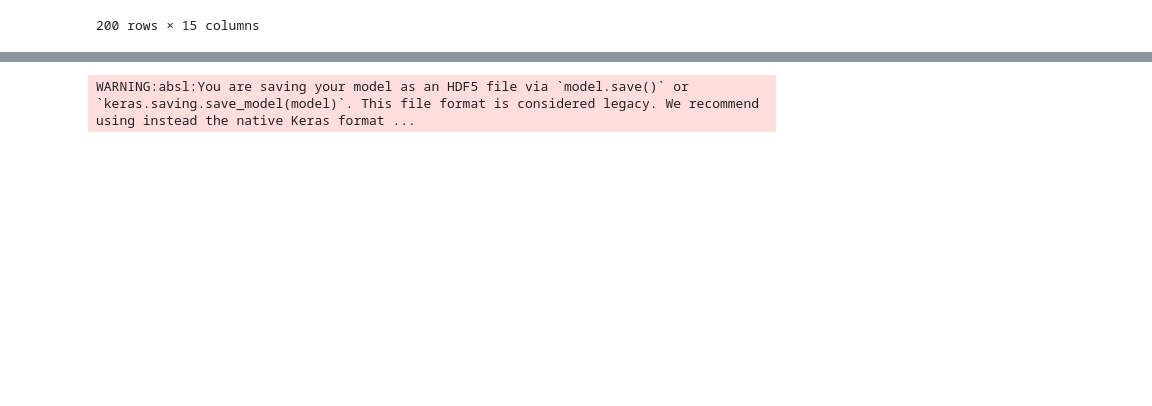
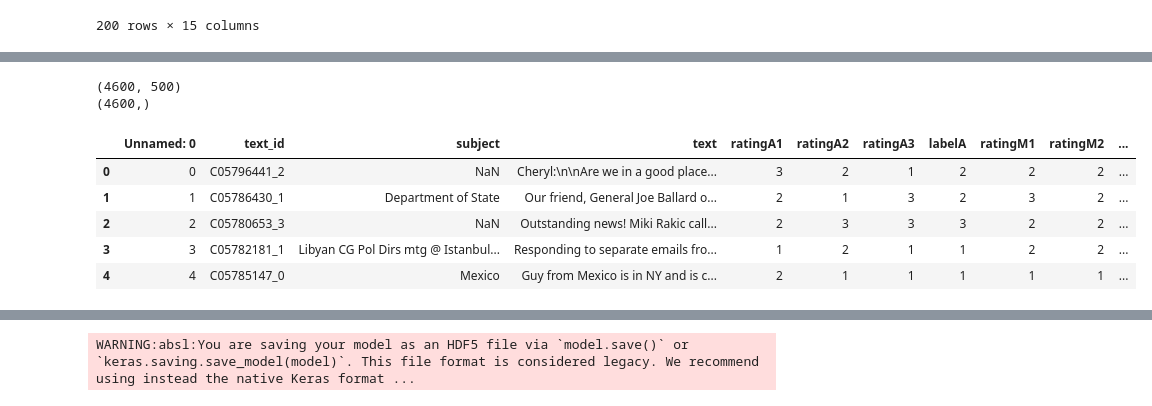
Before and after one commit to SBiswal02/iNLP_Project_Textual_Coherence, a Jupyter notebook: RNN.ipynb, the cells around one changed output, grey strips where cells are left out. Cells and saved outputs as stored; diff of their text form; code cells hidden in the pictures; blank space fills up the shorter version.

```diff
--- a/RNN.ipynb
+++ b/RNN.ipynb
@@ -478,18 +399,22 @@ test.data['encoding'] = test_mapping
 # %%
 np.random.seed(7)
 X_train = sequence.pad_sequences(train.data['encoding'],maxlen = 500)
 y_train = encoded#train.data['h_e']
 X_test = sequence.pad_sequences(test.data['encoding'],maxlen=500)
 y_test = t_encoded#test.data['h_e']
 
-# X_train = X_train.reshape(4600,500,1)
-# X_test = X_test.reshape(200,500,1)
-
-# print(X_train.shape)
-# print(train.data['similarity'].shape)
-
-# X_train = np.append(train.data['similarity'], X_train, axis=0)
-# # X_test = np.append(test.data['similarity'],X_test, axis=0)
+print(X_train.shape)
+print(train.data['similarity'].shape)
+train.data.head()
+# %% [output]
+(4600, 500)
+(4600,)
+|  | Unnamed: 0 | text_id | subject | text | ratingA1 | ratingA2 | ratingA3 | labelA | ratingM1 | ratingM2 | ... |
+| 0 | 0 | C05796441_2 | NaN | Cheryl:\n\nAre we in a good place... | 3 | 2 | 1 | 2 | 2 | 2 | ... |
+| 1 | 1 | C05786430_1 | Department of State | Our friend, General Joe Ballard o... | 2 | 1 | 3 | 2 | 3 | 2 | ... |
+| 2 | 2 | C05780653_3 | NaN | Outstanding news! Miki Rakic call... | 2 | 3 | 3 | 3 | 2 | 2 | ... |
+| 3 | 3 | C05782181_1 | Libyan CG Pol Dirs mtg @ Istanbul... | Responding to separate emails fro... | 1 | 2 | 1 | 1 | 2 | 2 | ... |
+| 4 | 4 | C05785147_0 | Mexico | Guy from Mexico is in NY and is c... | 2 | 1 | 1 | 1 | 1 | 1 | ... |
 # %%
 embedding_vector_length = 32
 model_RNN_C = Sequential()
```
Also changed, not shown: parts of 37 cells of this notebook.
